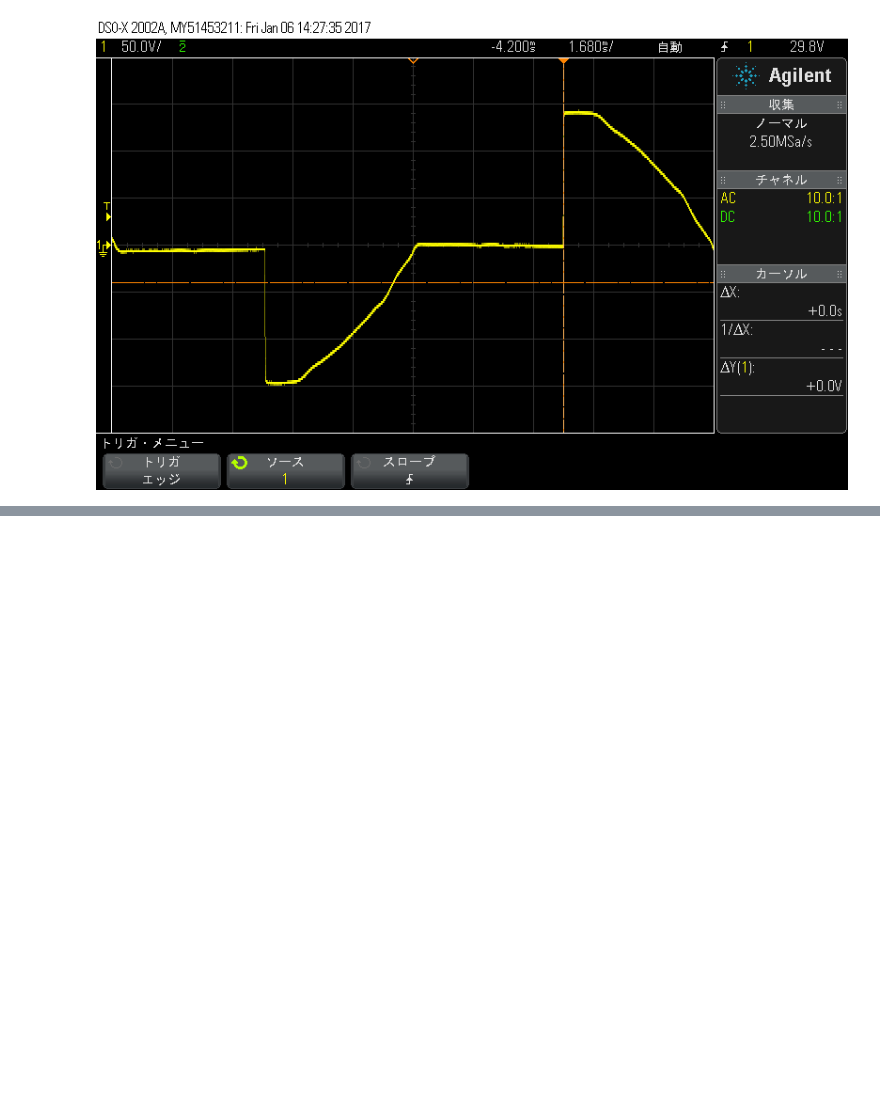
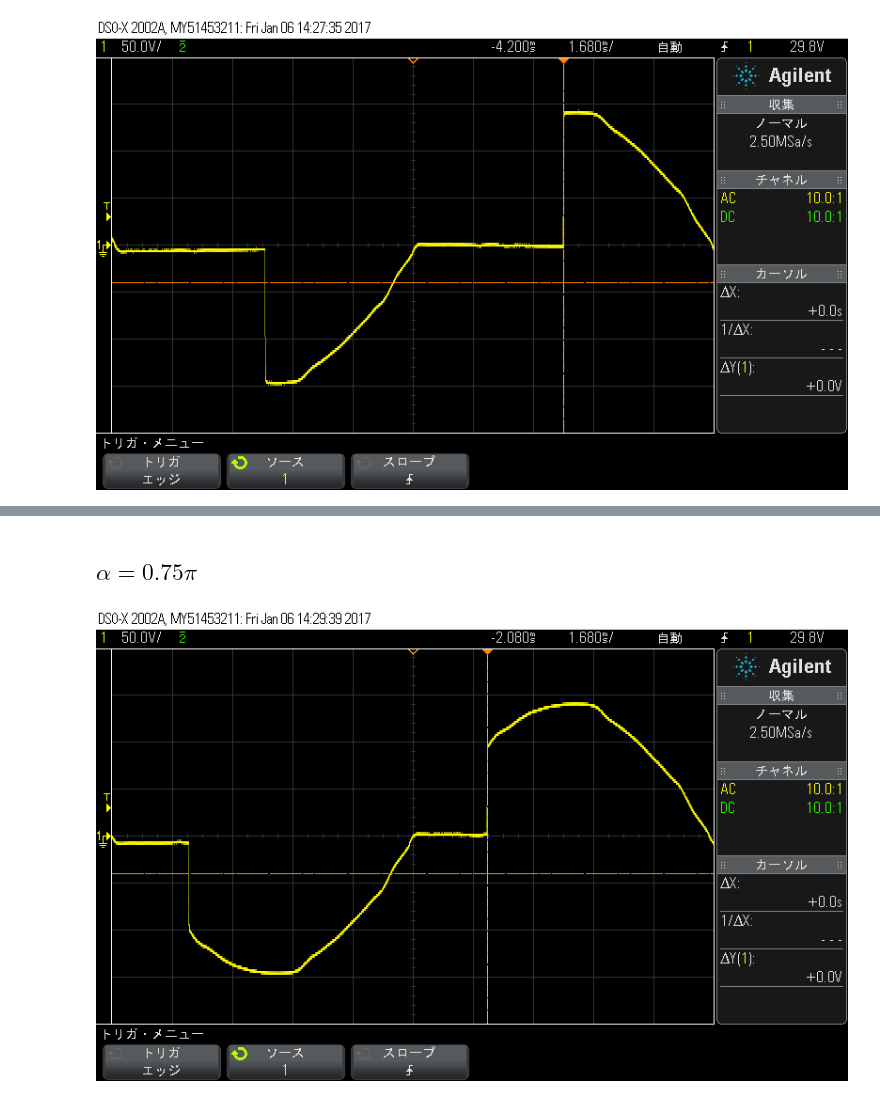
Before and after one commit to genya0407/jisshub, a Jupyter notebook: regulator/スイッチングレギュレーター.ipynb, the cells around one changed output, grey strips where cells are left out. Saved outputs shown, nothing was run; the diff lists cells and outputs as text; code cells hidden in the pictures; blank space fills up the shorter version.

```diff
--- a/regulator/スイッチングレギュレーター.ipynb
+++ b/regulator/スイッチングレギュレーター.ipynb
@@ -271,0 +187,6 @@ File.open('data/jikken15/0.5.png')
+# %% [markdown]
+## $\alpha = 0.75 \pi$
+# %%
+File.open('data/jikken15/0.75.png')
+# %% [output]
+[figure, added]
```
Also changed, not shown: parts of 22 cells of this notebook, 4 other files.
